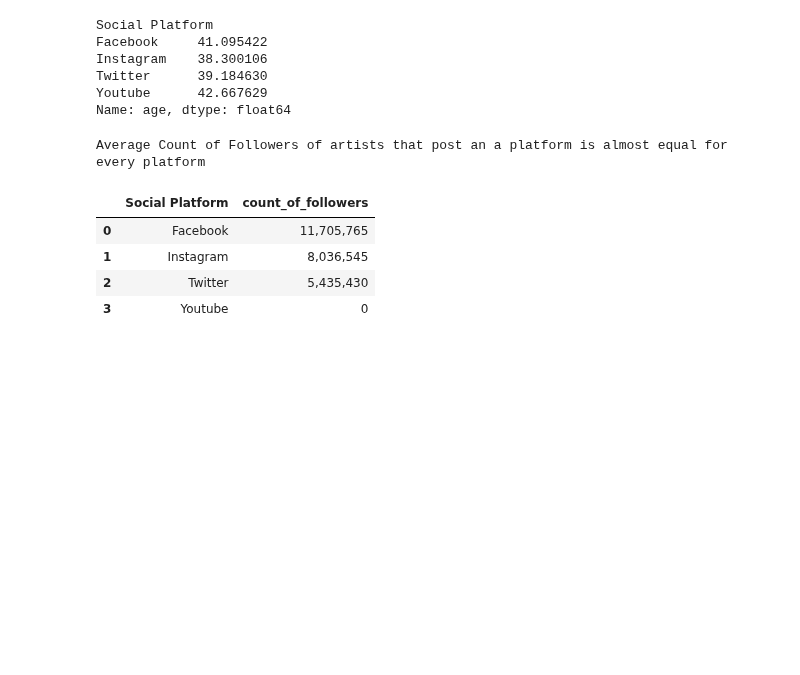
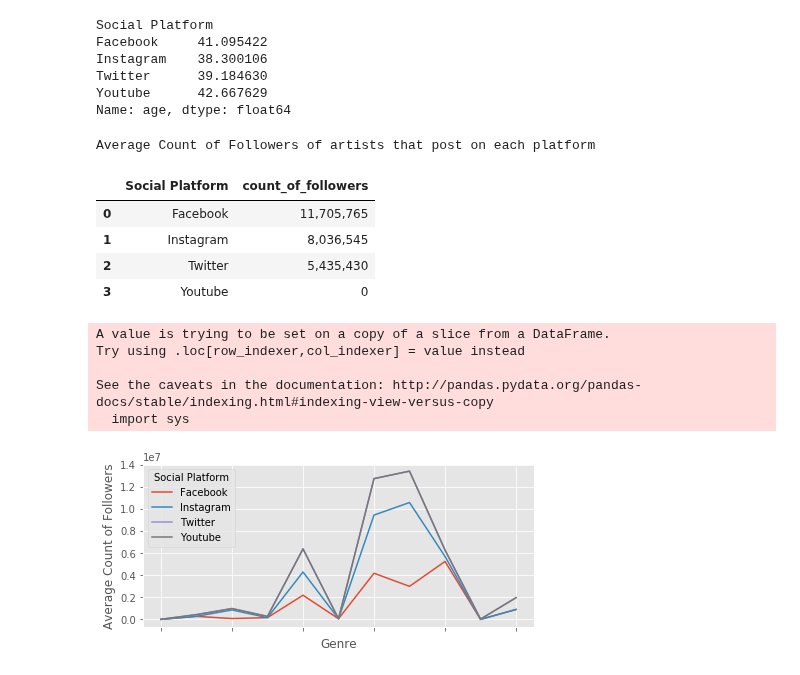
Before and after one commit to ghazalerfani/SocialMedia-Music, a Jupyter notebook: CleanedDatasets/EDA Task 2.ipynb, the cells around one changed output. Drawn from its saved outputs; the diff is of its cells as text; code cells hidden in the pictures; blank space fills up the shorter version.

Commit message:
EDA Task 2: Added a chart

```diff
--- a/CleanedDatasets/EDA Task 2.ipynb
+++ b/CleanedDatasets/EDA Task 2.ipynb
@@ -88,3 +72,6 @@ Index(['Facebook', 'Instagram', 'Twitter', 'Youtube', 'age', 'artist_name_x',
+# %%
+## converted created to datetime
+df['created'] = pd.to_datetime(df['created'])
 # %%
 ## Count of artists in each genre
 genres = ['Blues', 'Country', 'Electronic', 'Folk', 'Hip Hop', 'Jazz', 'Pop', 'R&B', 'Rock', 'Spiritual', 'World Music']
@@ -223,12 +205,36 @@ Name: age, dtype: float64
 ## average count of followers of artists that post on each platform
 df_artists_age_platforms = df.groupby(['Social Platform'])['count_of_followers'].mean().reset_index()
 df_artists_age_platforms['count_of_followers'] = df_artists_age_platforms.apply(lambda x: "{:,.0f}".format(x['count_of_followers']), axis=1)
-print("Average Count of Followers of artists that post an a platform is almost equal for every platform")
+print("Average Count of Followers of artists that post on each platform")
 df_artists_age_platforms
 # %% [output]
-Average Count of Followers of artists that post an a platform is almost equal for every platform
+Average Count of Followers of artists that post on each platform
 |  | Social Platform | count_of_followers |
 | 0 | Facebook | 11,705,765 |
 | 1 | Instagram | 8,036,545 |
 | 2 | Twitter | 5,435,430 |
 | 3 | Youtube | 0 |
+# %%
+## Average number of followers of artists in each genre on each platform
+df_artist_genre_followers_byplatform = df[['artist_name_y', 'created','Social Platform', 'count_of_followers', 'Blues', 'Country', 'Electronic', 'Folk', 'Hip Hop', 'Jazz', 'Pop', 'R&B', 'Rock', 'Spiritual', 'World Music']].drop_duplicates()
+
+idx = df_artist_genre_followers_byplatform.groupby(['artist_name_y'])['created'].transform(max) == df_artist_genre_followers_byplatform['created']
+df_artist_genre_followers_byplatform_latest = df_artist_genre_followers_byplatform[idx]
+for column in genres:
+        df_artist_genre_followers_byplatform_latest[column] = df_artist_genre_followers_byplatform_latest['count_of_followers']*df_artist_genre_followers_byplatform_latest[column]
+
+
+df_posts_genre_followers_byplatform_latest_mean = df_artist_genre_followers_byplatform_latest.groupby('Social Platform')[genres].mean()
+df_posts_genre_followers_byplatform_latest_mean_plot = df_posts_genre_followers_byplatform_latest_mean.T
+ax1 = df_posts_genre_followers_byplatform_latest_mean_plot.plot(kind='line', stacked=True, rot=45,  figsize=(7,3))
+ax1.set_xlabel("Genre")
+ax1.set_ylabel("Average Count of Followers")
+
+plt.show()
+# %% [output]
+A value is trying to be set on a copy of a slice from a DataFrame.
+Try using .loc[row_indexer,col_indexer] = value instead
+
+See the caveats in the documentation: http://pandas.pydata.org/pandas-docs/stable/indexing.html#indexing-view-versus-copy
+  import sys
+[figure, added]
```
Also changed, not shown: parts of 3 cells of this notebook, 1 other file.
